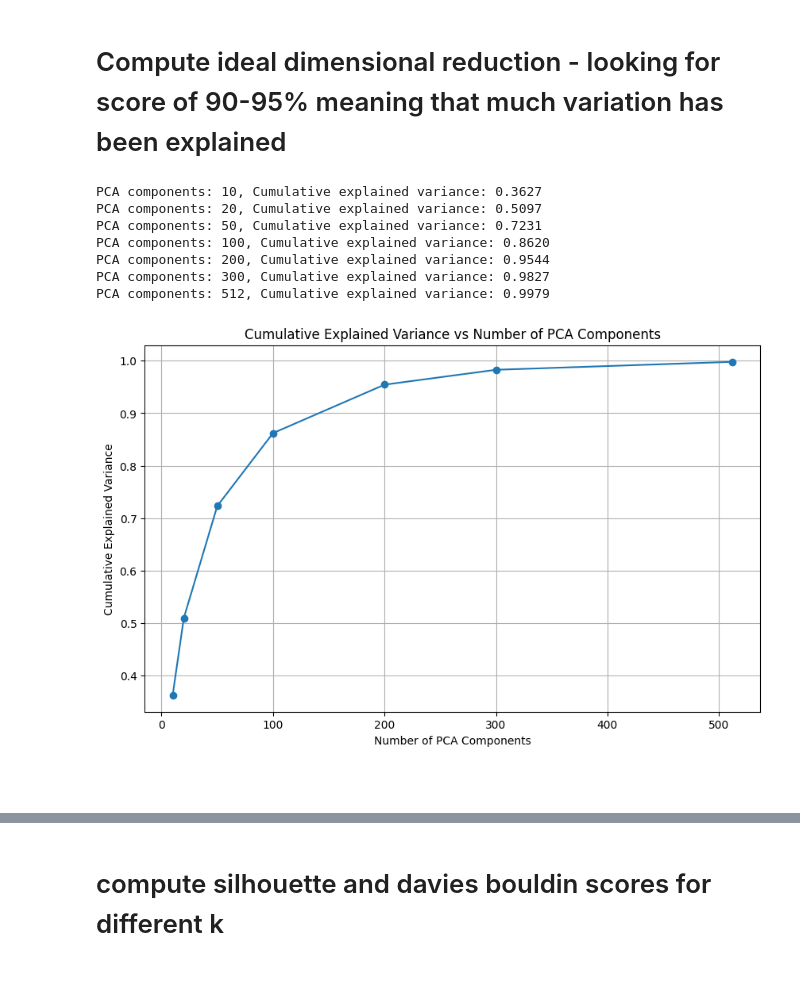
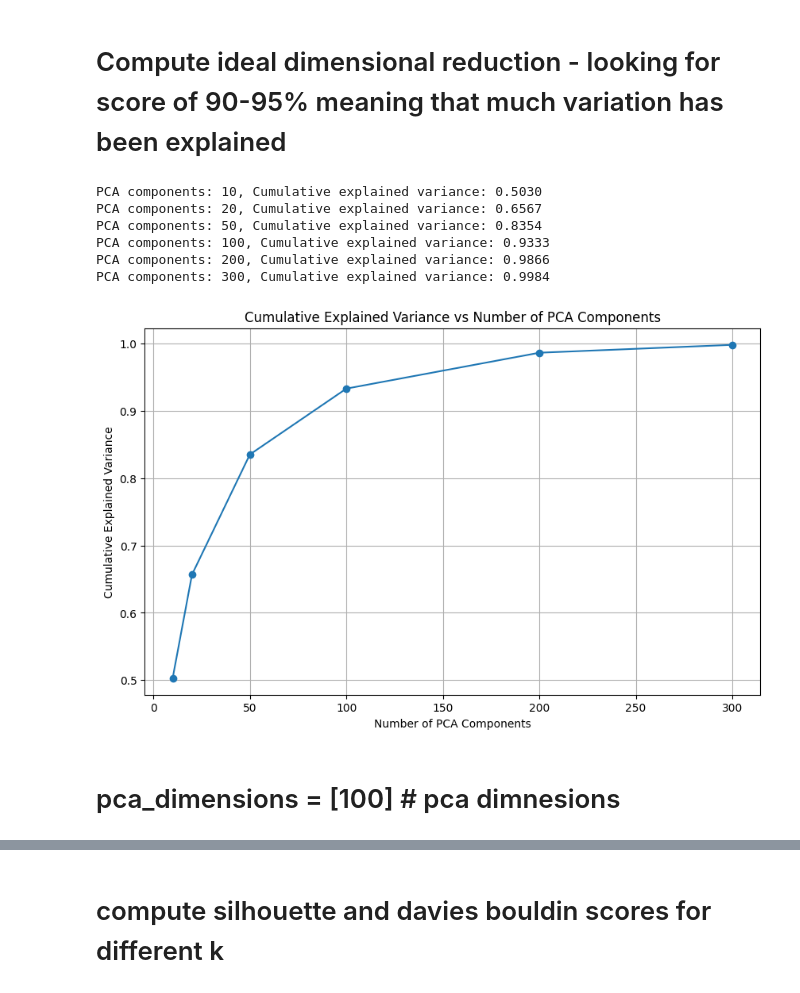
Before and after one commit to yeeking/llm-thematic-analysis, a Jupyter notebook: src/3_clustering.ipynb, the cells around one changed output, grey strips where cells are left out. Drawn from its saved outputs; the diff is of its cells as text; code cells hidden in the pictures.

```diff
--- a/src/3_clustering.ipynb
+++ b/src/3_clustering.ipynb
@@ -9,8 +9,7 @@ import matplotlib.pyplot as plt
 import pandas as pd
 import json
 
-data = pd.read_csv('test.csv')
-data.head()
+data = pd.read_csv('../data/codebooks/collusion-semantic-seg-llama31-70b-tags-llama31-70b-codebook.csv')
 tag_embeddings = {}
 
 for ind,row in data.iterrows():
@@ -18,5 +17,6 @@ for ind,row in data.iterrows():
 
 # Convert dictionary to an array of embeddings
 embeddings = np.array(list(tag_embeddings.values()))
-print(len(embeddings[0]))
+# print(len(embeddings[0]))
+data.head()
 # %% [output]
@@ -26,41 +31,38 @@ print(len(embeddings[0]))
 # %%
 import numpy as np
 import matplotlib.pyplot as plt
 from sklearn.decomposition import PCA
 
 # Define a range of PCA components to test
-pca_components = [10, 20, 50, 100, 200, 300, 512]  # Adjust as needed for your dataset
+pca_components = [10, 20, 50, 100, 200, 300]  # Adjust as needed for your dataset
 
 # Dictionary to store cumulative explained variance for each component count
 explained_variances = {}
 
 # Loop over each number of components
 for n_components in pca_components:
     # Apply PCA with n_components
     pca = PCA(n_components=n_components)
     pca.fit(embeddings)  # 'embeddings' should be your dataset of vectors
 
     # Calculate cumulative explained variance
     cumulative_variance = np.cumsum(pca.explained_variance_ratio_)[-1]  # Total explained variance for n_components
     explained_variances[n_components] = cumulative_variance
     print(f"PCA components: {n_components}, Cumulative explained variance: {cumulative_variance:.4f}")
 
 # Plot cumulative explained variance
 plt.figure(figsize=(10, 6))
 plt.plot(list(explained_variances.keys()), list(explained_variances.values()), marker='o')
 plt.xlabel('Number of PCA Components')
 plt.ylabel('Cumulative Explained Variance')
 plt.title('Cumulative Explained Variance vs Number of PCA Components')
 plt.grid(True)
 plt.show()
 # %% [output]
-PCA components: 10, Cumulative explained variance: 0.3627
-PCA components: 20, Cumulative explained variance: 0.5097
-PCA components: 50, Cumulative explained variance: 0.7231
-PCA components: 100, Cumulative explained variance: 0.8620
-PCA components: 200, Cumulative explained variance: 0.9544
-PCA components: 300, Cumulative explained variance: 0.9827
-PCA components: 512, Cumulative explained variance: 0.9979
+PCA components: 10, Cumulative explained variance: 0.5030
+PCA components: 20, Cumulative explained variance: 0.6567
+PCA components: 50, Cumulative explained variance: 0.8354
+PCA components: 100, Cumulative explained variance: 0.9333
+PCA components: 200, Cumulative explained variance: 0.9866
+PCA components: 300, Cumulative explained variance: 0.9984
-[figure, old version]
+[figure, new version]
-# %% [markdown]
-#
@@ -67 +71,3 @@ PCA components: 512, Cumulative explained variance: 0.9979
+# %% [markdown]
+# pca_dimensions = [100] # pca dimnesions
 # %%
```
Also changed, not shown: parts of 6 cells of this notebook, 2 other files.
